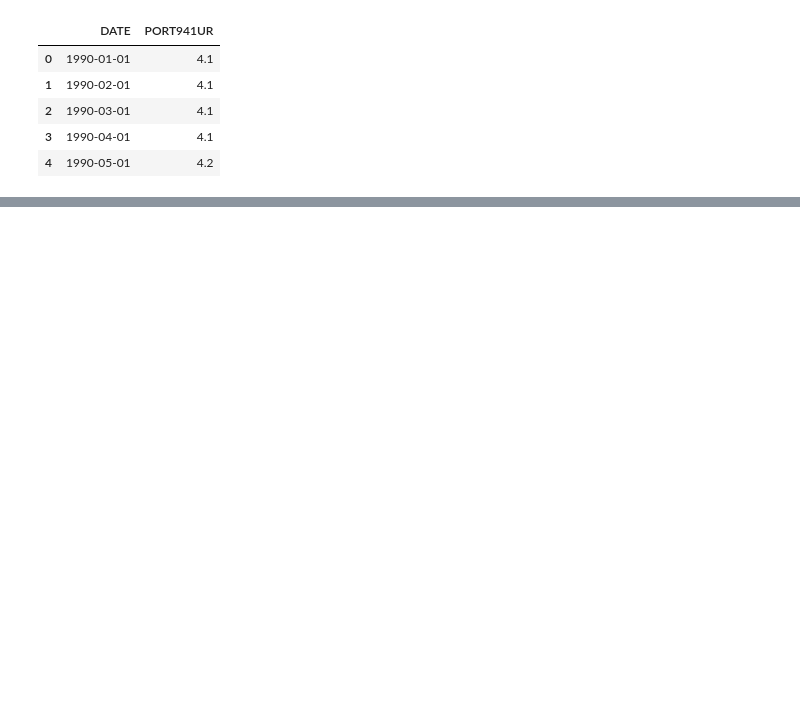
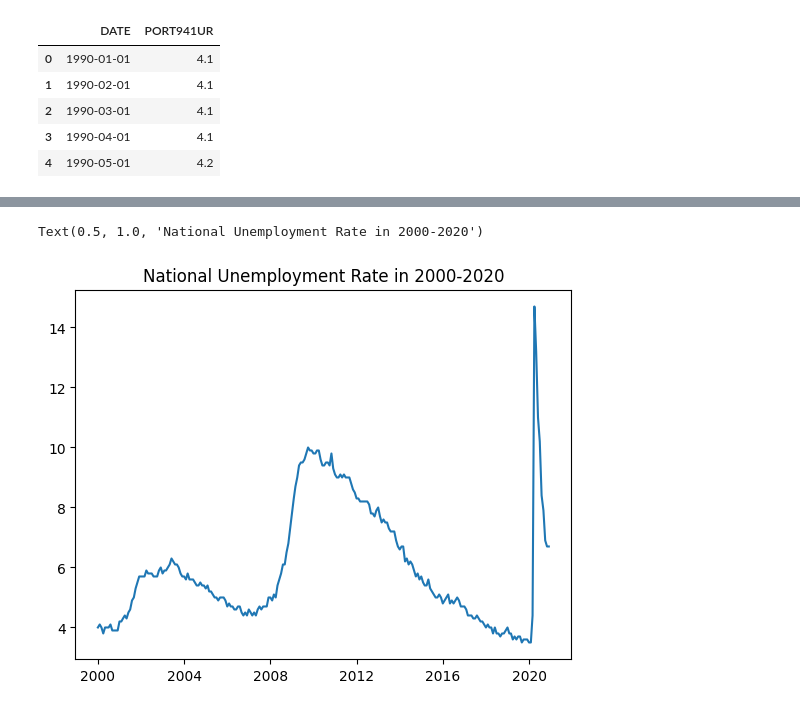
Before and after one commit to RanArino/Course_Projects, a Jupyter notebook: BDM500_PredictiveAnalysis/Assignment03.ipynb, the cells around one changed output, grey strips where cells are left out. Cells and saved outputs as stored; diff of their text form; code cells hidden in the pictures; blank space fills up the shorter version.

```diff
--- a/BDM500_PredictiveAnalysis/Assignment03.ipynb
+++ b/BDM500_PredictiveAnalysis/Assignment03.ipynb
@@ -27,0 +112,4 @@ df.head()
+# %%
+# load the dataset
+national = pd.read_csv('UNRATE.csv')
+national.head()
@@ -27,0 +123,9 @@ df.head()
+# %%
+# change column names
+national.rename(columns={'DATE': 'date', 'UNRATE': 'national'}, inplace=True)
+# change dtype of 'date'
+national['date'] = pd.to_datetime(national['date'])
+
+# match the date ranges as the 'local' df
+df = pd.merge(df, national, how='inner', on='date')
+df.head()
@@ -27,0 +139,7 @@ df.head()
+# %%
+# plotting the national data
+plt.plot(df['date'], df['national'])
+plt.title("National Unemployment Rate in 2000-2020")
+# %% [output]
+Text(0.5, 1.0, 'National Unemployment Rate in 2000-2020')
+[figure, added]
```
Also changed, not shown: parts of 16 cells of this notebook.
